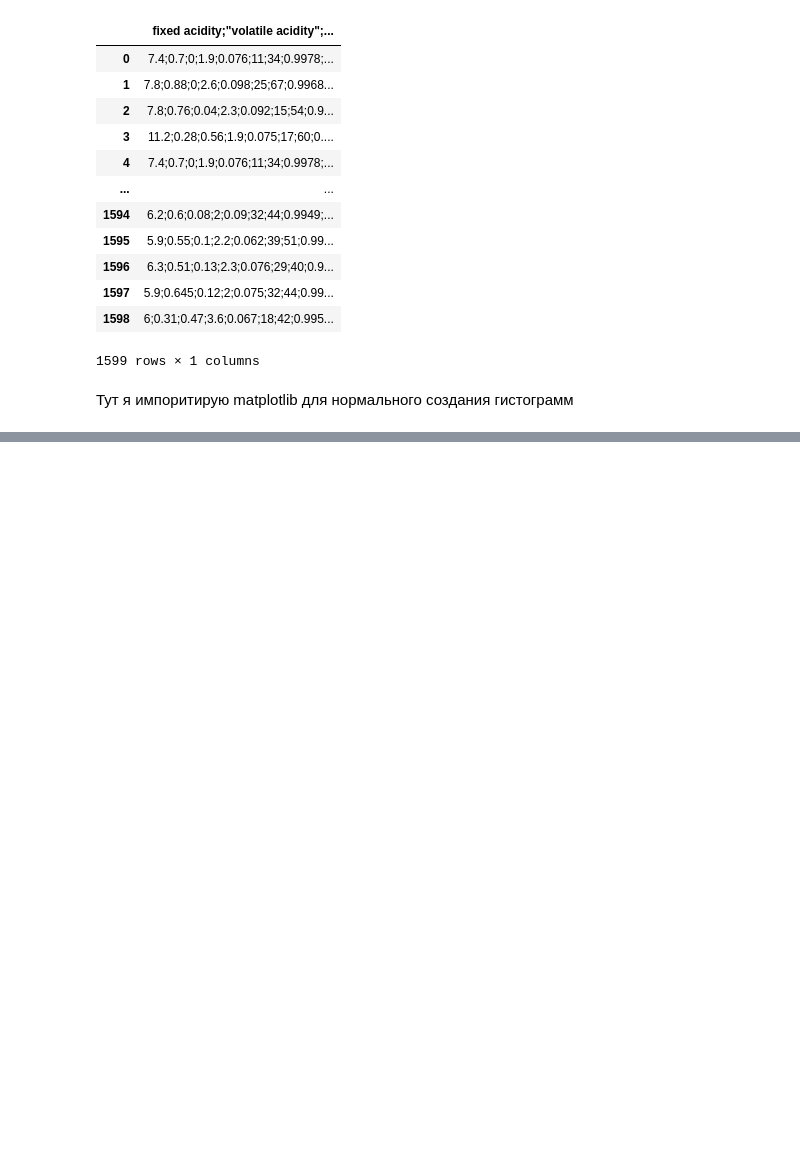
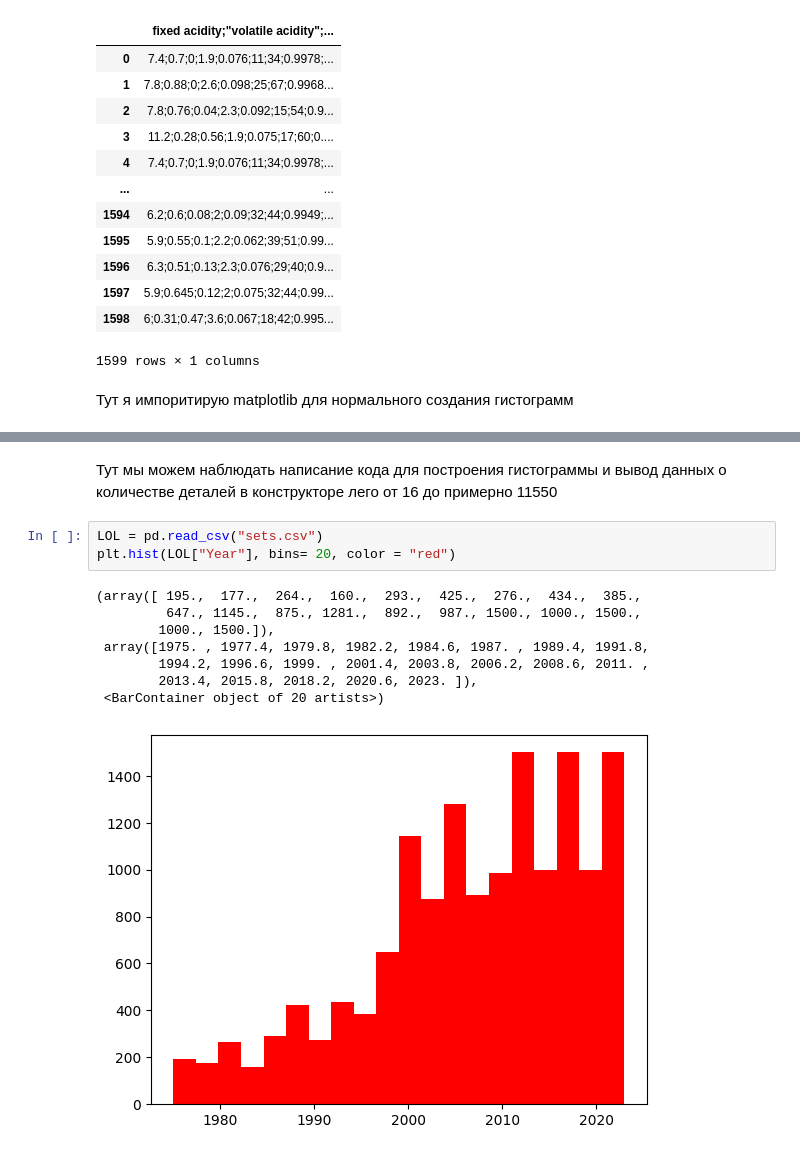
Before and after one commit to mataweimataweev/-, a Jupyter notebook: Untitled2.ipynb, the cells around one changed output, grey strips where cells are left out. Cells and saved outputs as stored; diff of their text form; blank space fills up the shorter version.

```diff
--- a/Untitled2.ipynb
+++ b/Untitled2.ipynb
@@ -151,0 +164,14 @@ VINO
+# %% [markdown]
+Тут мы можем наблюдать написание кода для построения гистограммы и вывод данных о количестве деталей в конструкторе лего от 16 до примерно 11550
+# %%
+LOL = pd.read_csv("sets.csv")
+plt.hist(LOL["Year"], bins= 20, color = "red")
+# %% [output]
+(array([ 195.,  177.,  264.,  160.,  293.,  425.,  276.,  434.,  385.,
+         647., 1145.,  875., 1281.,  892.,  987., 1500., 1000., 1500.,
+        1000., 1500.]),
+ array([1975. , 1977.4, 1979.8, 1982.2, 1984.6, 1987. , 1989.4, 1991.8,
+        1994.2, 1996.6, 1999. , 2001.4, 2003.8, 2006.2, 2008.6, 2011. ,
+        2013.4, 2015.8, 2018.2, 2020.6, 2023. ]),
+ <BarContainer object of 20 artists>)
+[figure, added]
```
Also changed, not shown: parts of 6 cells of this notebook.
